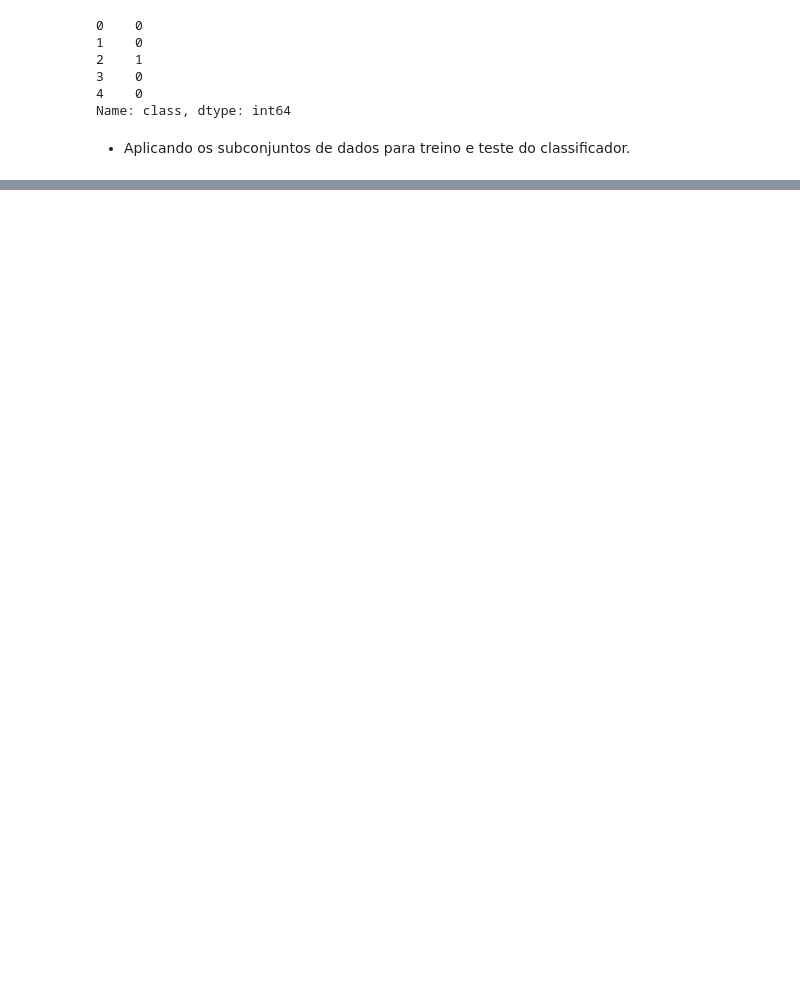
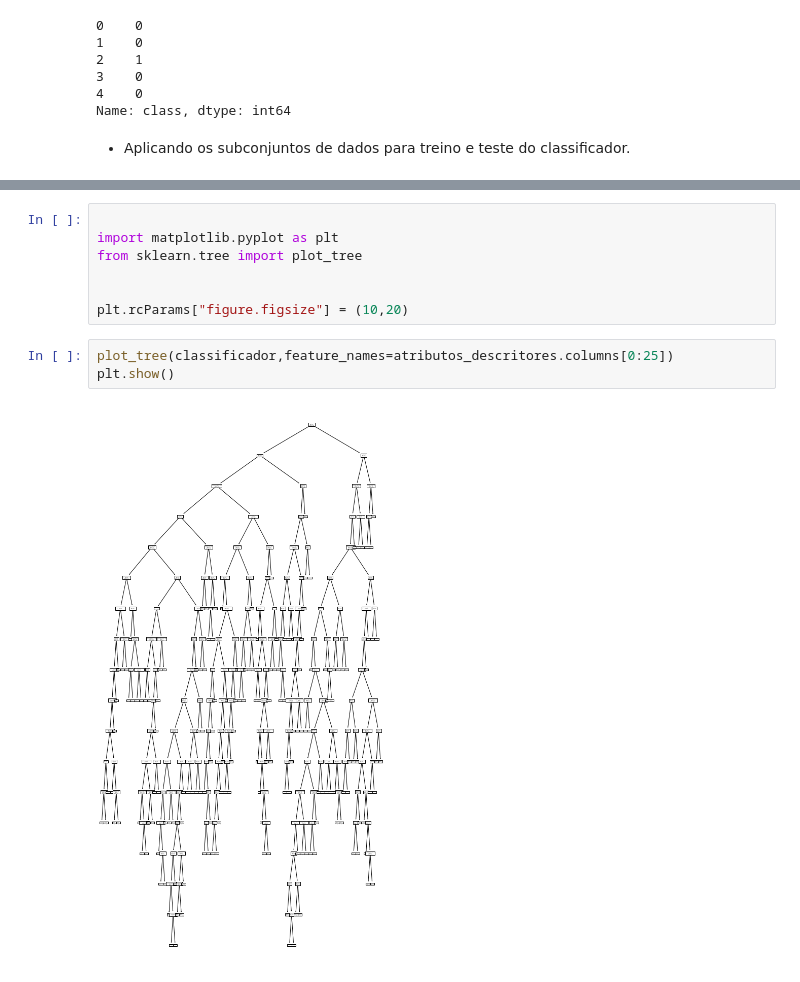
Before and after one commit to kassio077/Aprendizado-de-maquina-na-pratica, a Jupyter notebook: Atividade_2_classificador_deteccao_de_intrusao.ipynb, the cells around one changed output, grey strips where cells are left out. Drawn from its saved outputs; the diff is of its cells as text; blank space fills up the shorter version.

```diff
--- a/Atividade_2_classificador_deteccao_de_intrusao.ipynb
+++ b/Atividade_2_classificador_deteccao_de_intrusao.ipynb
@@ -316,0 +141,12 @@ classificador = DecisionTreeClassifier()
+# %%
+
+import matplotlib.pyplot as plt
+from sklearn.tree import plot_tree
+
+
+plt.rcParams["figure.figsize"] = (10,20)
+# %%
+plot_tree(classificador,feature_names=atributos_descritores.columns[0:25])
+plt.show()
+# %% [output]
+[figure, added]
```
Also changed, not shown: parts of 38 cells of this notebook.
